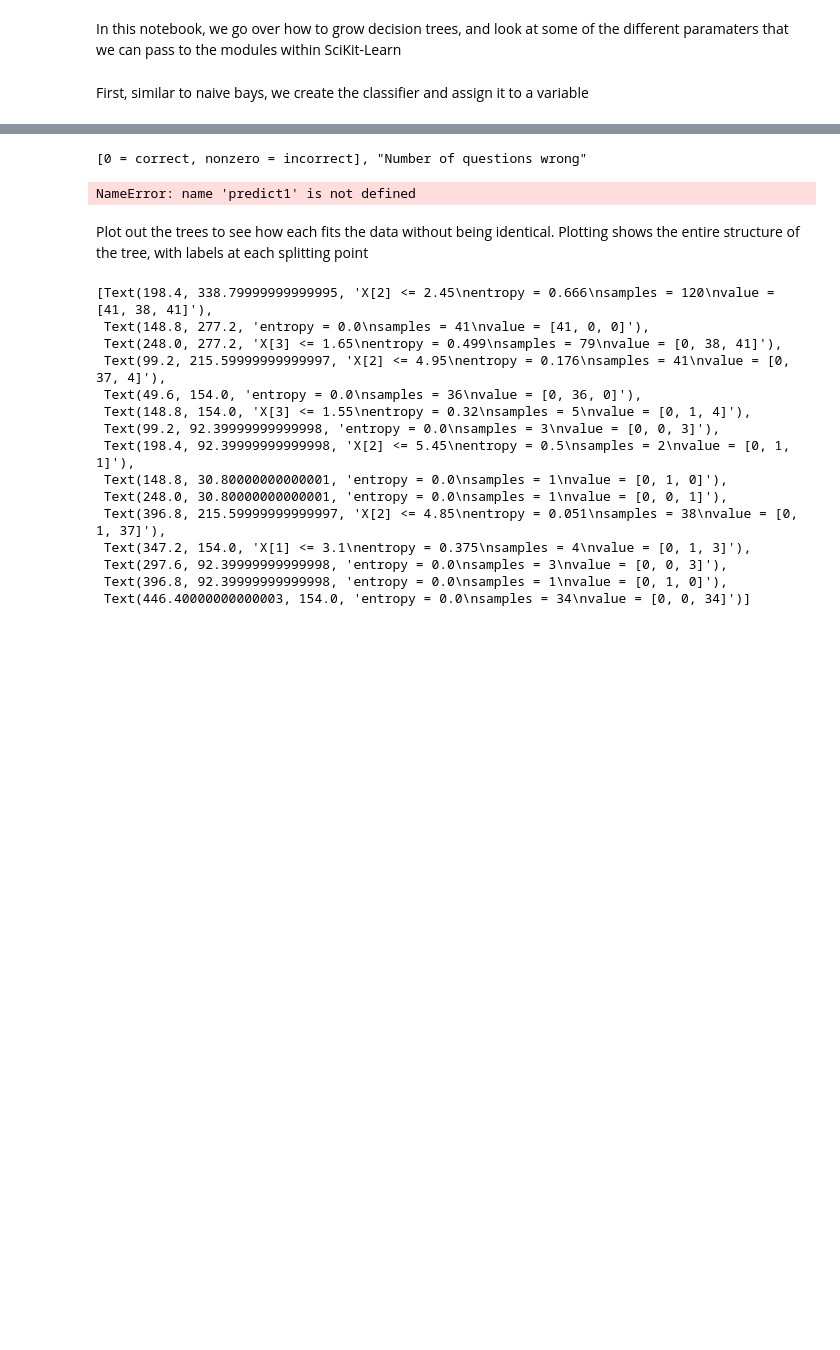
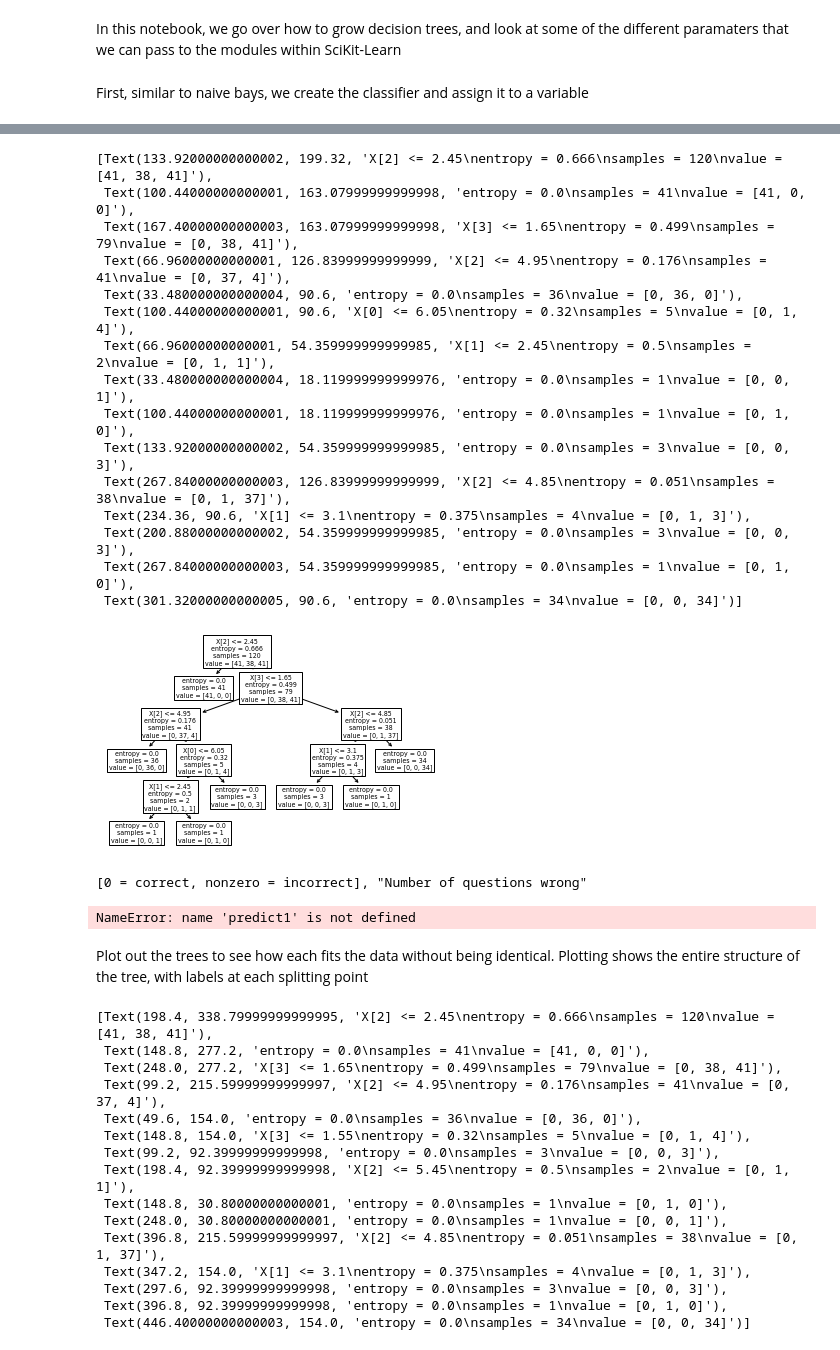
Before and after one commit to MatLaradeAcenet/Machine_Learning_Course, a Jupyter notebook: 03_Decision_Trees.ipynb, the cells around one changed output, grey strips where cells are left out. Cells and saved outputs as stored; diff of their text form; code cells hidden in the pictures; blank space fills up the shorter version.

```diff
--- a/03_Decision_Trees.ipynb
+++ b/03_Decision_Trees.ipynb
@@ -19,3 +23,22 @@ R_Tree1 = tree.DecisionTreeClassifier(splitter="random")
+# %%
+tree.plot_tree(Tree1)
+# %% [output]
+[Text(133.92000000000002, 199.32, 'X[2] <= 2.45\nentropy = 0.666\nsamples = 120\nvalue = [41, 38, 41]'),
+ Text(100.44000000000001, 163.07999999999998, 'entropy = 0.0\nsamples = 41\nvalue = [41, 0, 0]'),
+ Text(167.40000000000003, 163.07999999999998, 'X[3] <= 1.65\nentropy = 0.499\nsamples = 79\nvalue = [0, 38, 41]'),
+ Text(66.96000000000001, 126.83999999999999, 'X[2] <= 4.95\nentropy = 0.176\nsamples = 41\nvalue = [0, 37, 4]'),
+ Text(33.480000000000004, 90.6, 'entropy = 0.0\nsamples = 36\nvalue = [0, 36, 0]'),
+ Text(100.44000000000001, 90.6, 'X[0] <= 6.05\nentropy = 0.32\nsamples = 5\nvalue = [0, 1, 4]'),
+ Text(66.96000000000001, 54.359999999999985, 'X[1] <= 2.45\nentropy = 0.5\nsamples = 2\nvalue = [0, 1, 1]'),
+ Text(33.480000000000004, 18.119999999999976, 'entropy = 0.0\nsamples = 1\nvalue = [0, 0, 1]'),
+ Text(100.44000000000001, 18.119999999999976, 'entropy = 0.0\nsamples = 1\nvalue = [0, 1, 0]'),
+ Text(133.92000000000002, 54.359999999999985, 'entropy = 0.0\nsamples = 3\nvalue = [0, 0, 3]'),
+ Text(267.84000000000003, 126.83999999999999, 'X[2] <= 4.85\nentropy = 0.051\nsamples = 38\nvalue = [0, 1, 37]'),
+ Text(234.36, 90.6, 'X[1] <= 3.1\nentropy = 0.375\nsamples = 4\nvalue = [0, 1, 3]'),
+ Text(200.88000000000002, 54.359999999999985, 'entropy = 0.0\nsamples = 3\nvalue = [0, 0, 3]'),
+ Text(267.84000000000003, 54.359999999999985, 'entropy = 0.0\nsamples = 1\nvalue = [0, 1, 0]'),
+ Text(301.32000000000005, 90.6, 'entropy = 0.0\nsamples = 34\nvalue = [0, 0, 34]')]
+[figure, added]
 # %%
 Tree2 = tree.DecisionTreeClassifier()
 Tree2 = Tree2.fit(attributes_train, classes_train)
```
Also changed, not shown: parts of 2 cells of this notebook, 4 other files.
